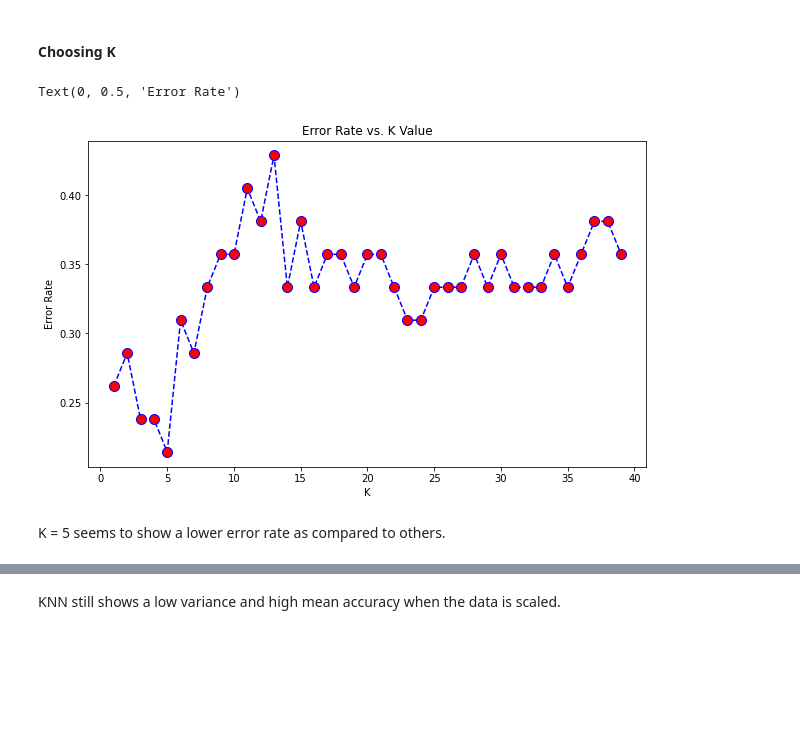
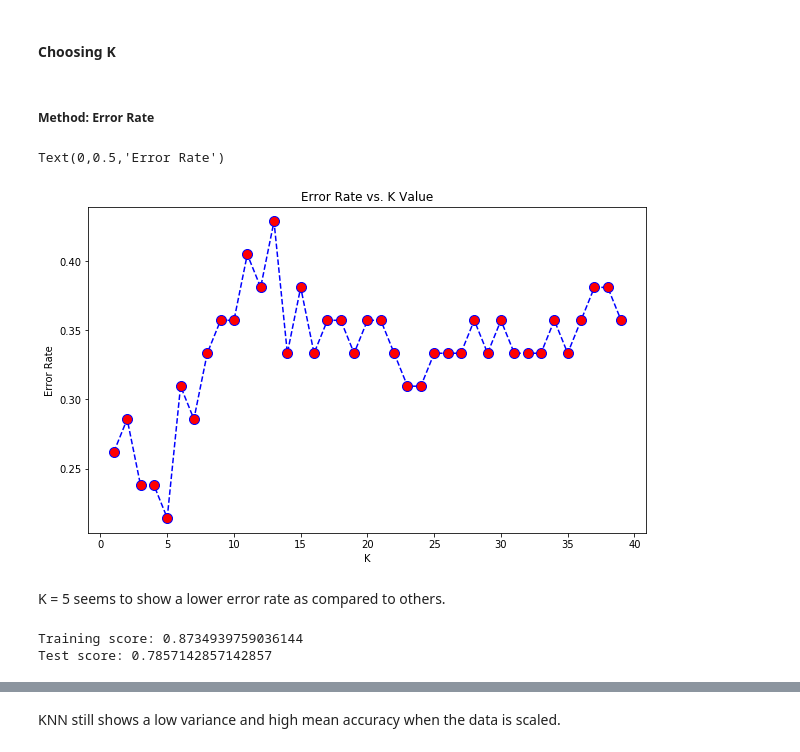
Before and after one commit to leftyamos/amost.github.io, a Jupyter notebook: Mines & Rocks.ipynb, the cells around one changed output, grey strips where cells are left out. Saved outputs shown, nothing was run; the diff lists cells and outputs as text; code cells hidden in the pictures; blank space fills up the shorter version.

```diff
--- a/Mines & Rocks.ipynb
+++ b/Mines & Rocks.ipynb
@@ -219,22 +246,30 @@ weighted avg       0.74      0.74      0.74        42
 # %% [markdown]
 #### Choosing K
+# %% [markdown]
+##### Method: Error Rate
 # %%
 # find k
 error_rate = []
 
-for i in range(1,40):
-    knn = KNeighborsClassifier(n_neighbors=i)
+for n in range(1,40):
+    knn = KNeighborsClassifier(n_neighbors=n)
     knn.fit(X_train,y_train)
-    pred_i = knn.predict(X_test)
-    error_rate.append(np.mean(pred_i != y_test))
+    pred_n = knn.predict(X_test)
+    error_rate.append(np.mean(pred_n != y_test))
 # %%
 plt.figure(figsize=(10,6))
-plt.plot(range(1,40),error_rate,color='blue', linestyle='dashed', marker='o',
-         markerfacecolor='red', markersize=10)
+
+plt.plot(range(1,40),
+         error_rate,color='blue',
+         linestyle='dashed',
+         marker='o',
+         markerfacecolor='red',
+         markersize=10)
+
 plt.title('Error Rate vs. K Value')
 plt.xlabel('K')
 plt.ylabel('Error Rate')
 # %% [output]
-Text(0, 0.5, 'Error Rate')
+Text(0,0.5,'Error Rate')
-[figure, old version]
+[figure, new version]
 # %% [markdown]
@@ -245,6 +282,12 @@ knn = KNeighborsClassifier(n_neighbors=5)
 knn.fit(X_train, y_train)
 
 pred = knn.predict(X_test)
+
+print(f'Training score: {knn.score(X_train, y_train)}')
+print(f'Test score: {knn.score(X_test, y_test)}')
+# %% [output]
+Training score: 0.8734939759036144
+Test score: 0.7857142857142857
 # %%
 # Evaluate predictions
 print(confusion_matrix(y_test,pred))
```
Also changed, not shown: parts of 102 cells of this notebook.
